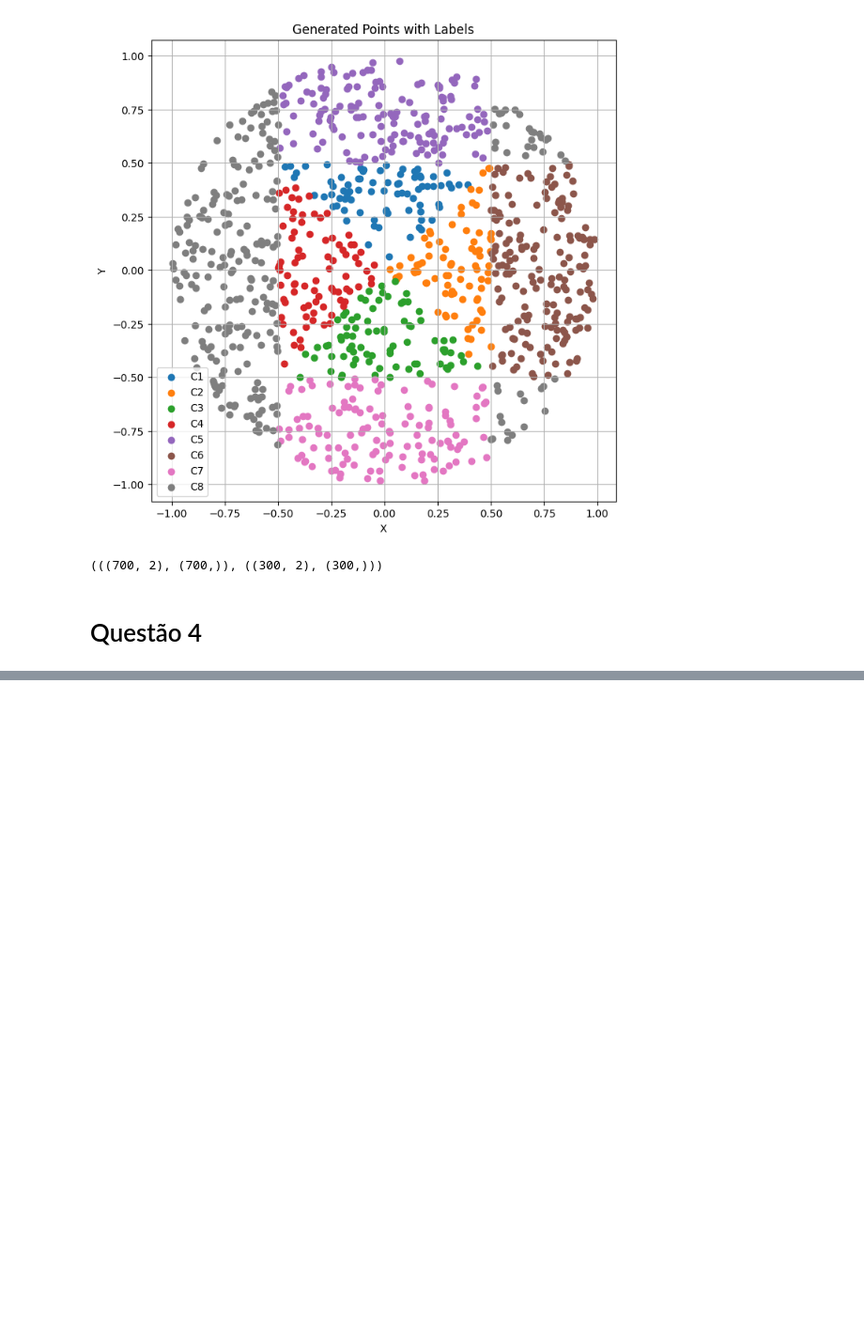
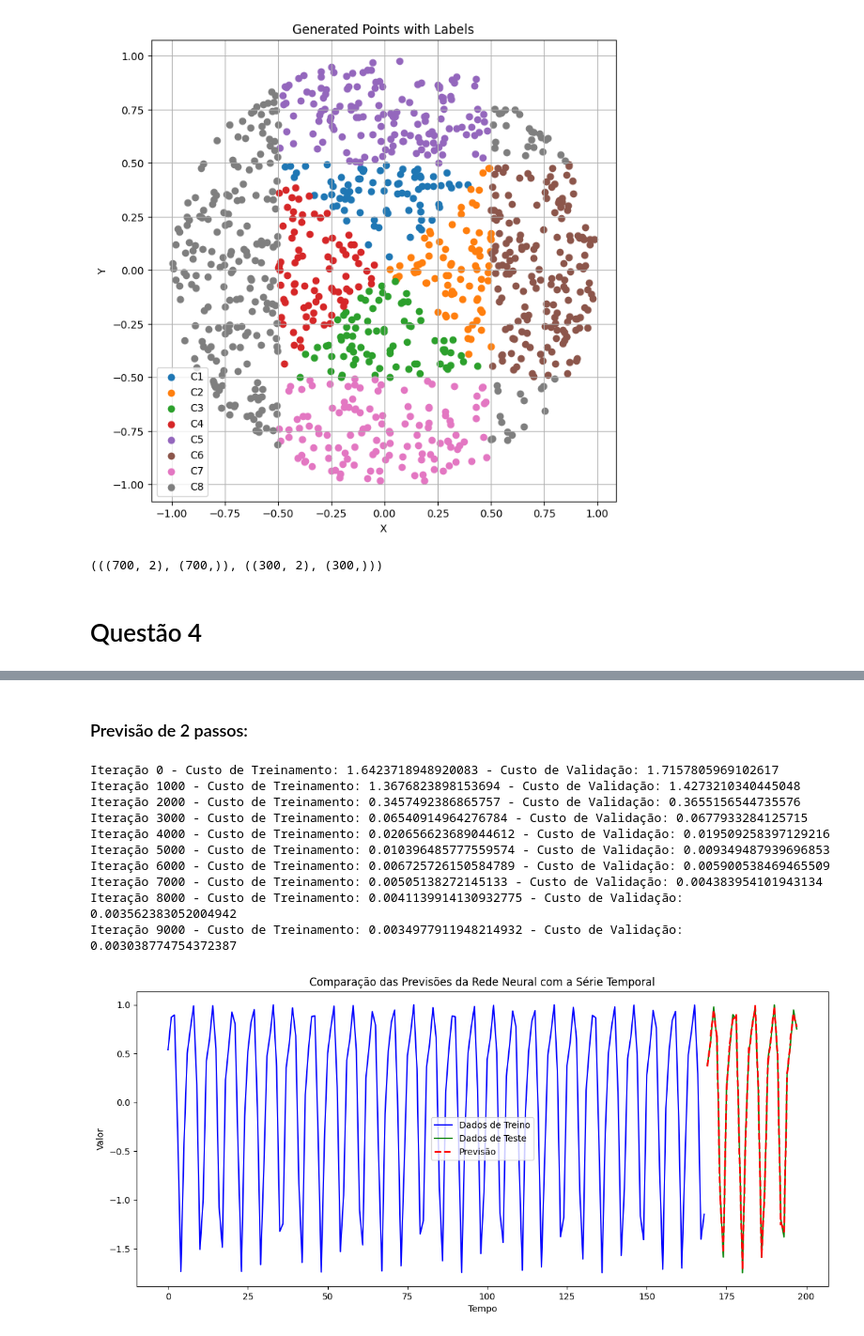
Before and after one commit to ArthurrCr/DEEP-LEARNING, a Jupyter notebook: [DL] 1A Lista_.ipynb, the cells around one changed output, grey strips where cells are left out. Shown at 94% size. Drawn from its saved outputs; the diff is of its cells as text; code cells hidden in the pictures; blank space fills up the shorter version.

```diff
--- a/[DL] 1A Lista_.ipynb
+++ b/[DL] 1A Lista_.ipynb
@@ -988,0 +955,16 @@ plt.show()
+# %% [markdown]
+### Previsão de 2 passos:
+# %%
+predictions, Y_test = run_model(N=200, K=10, p=2, learning_rate=0.1, n_iterations=10000)
+# %% [output]
+Iteração 0 - Custo de Treinamento: 1.6423718948920083 - Custo de Validação: 1.7157805969102617
+Iteração 1000 - Custo de Treinamento: 1.3676823898153694 - Custo de Validação: 1.4273210340445048
+Iteração 2000 - Custo de Treinamento: 0.3457492386865757 - Custo de Validação: 0.3655156544735576
+Iteração 3000 - Custo de Treinamento: 0.06540914964276784 - Custo de Validação: 0.0677933284125715
+Iteração 4000 - Custo de Treinamento: 0.020656623689044612 - Custo de Validação: 0.019509258397129216
+Iteração 5000 - Custo de Treinamento: 0.010396485777559574 - Custo de Validação: 0.009349487939696853
+Iteração 6000 - Custo de Treinamento: 0.006725726150584789 - Custo de Validação: 0.005900538469465509
+Iteração 7000 - Custo de Treinamento: 0.00505138272145133 - Custo de Validação: 0.004383954101943134
+Iteração 8000 - Custo de Treinamento: 0.0041139914130932775 - Custo de Validação: 0.003562383052004942
+Iteração 9000 - Custo de Treinamento: 0.0034977911948214932 - Custo de Validação: 0.003038774754372387
+[figure, added]
```
Also changed, not shown: parts of 15 cells of this notebook.
